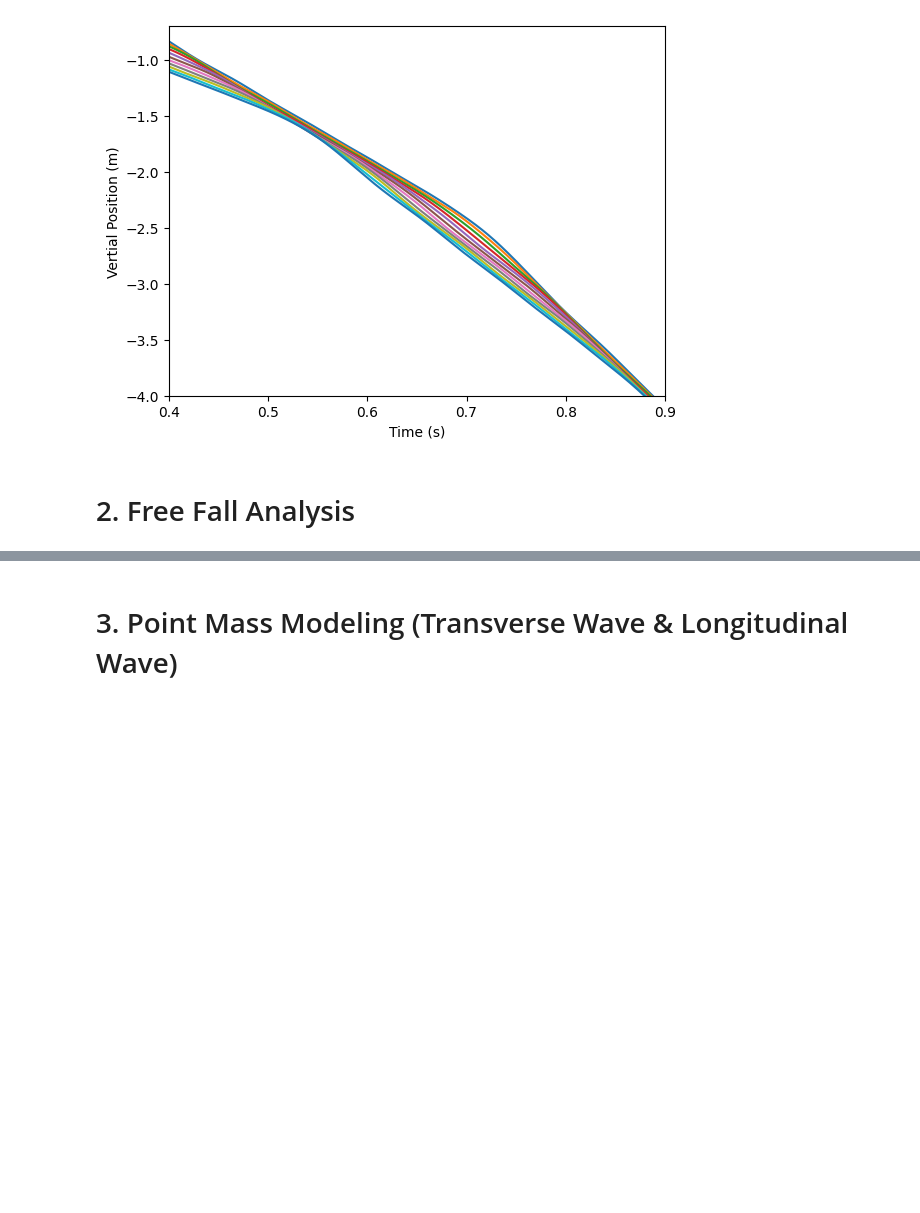
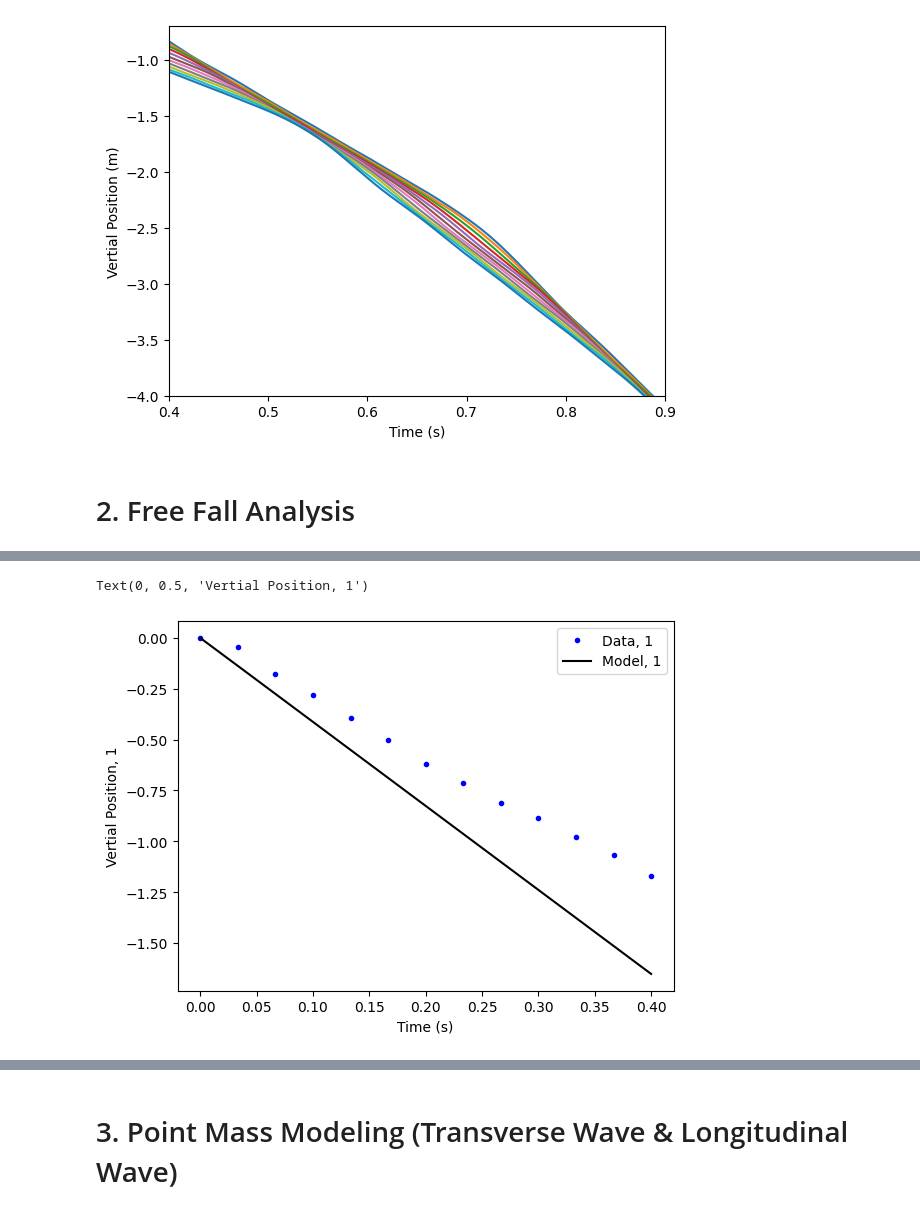
Before and after one commit to BrainConnection/Small_Project, a Jupyter notebook: Slinky Project.ipynb, the cells around one changed output, grey strips where cells are left out. Saved outputs shown, nothing was run; the diff lists cells and outputs as text; code cells hidden in the pictures; blank space fills up the shorter version.

```diff
--- a/Slinky Project.ipynb
+++ b/Slinky Project.ipynb
@@ -650,0 +622,10 @@ Text(0, 0.5, 'Vertial Position, 1')
+# %%
+fig, ax = plt.subplots(1, 1)
+ax.plot(tlist, ylist1, marker='.', lw=0, label = 'Data, 1', color='blue')
+ax.plot(tlist, Y[Nlist[0]], label = 'Model, 1', color='black')
+ax.legend()
+ax.set_xlabel('Time (s)')
+ax.set_ylabel('Vertial Position, 1')
+# %% [output]
+Text(0, 0.5, 'Vertial Position, 1')
+[figure, added]
```
Also changed, not shown: parts of 87 cells of this notebook.
